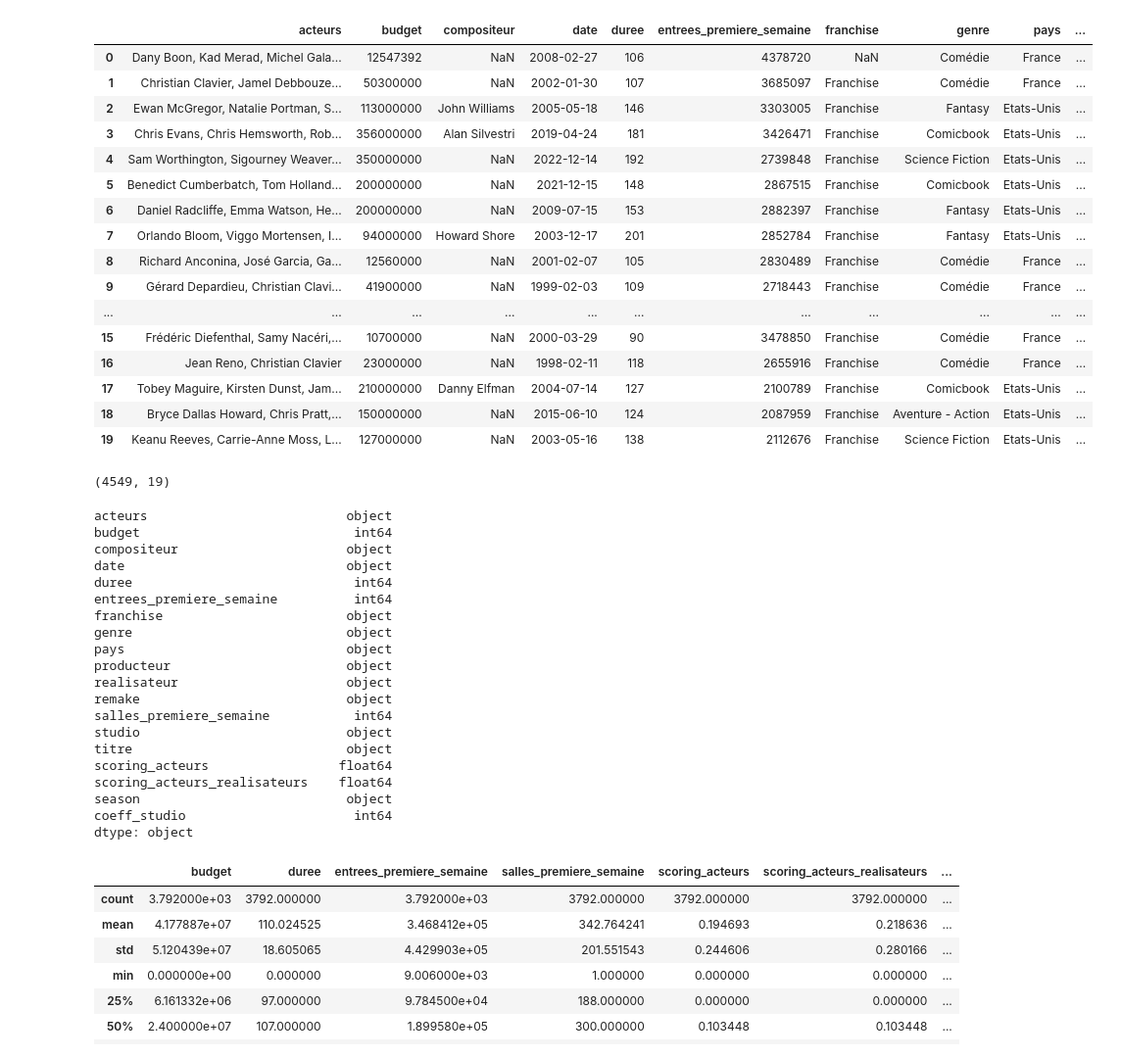
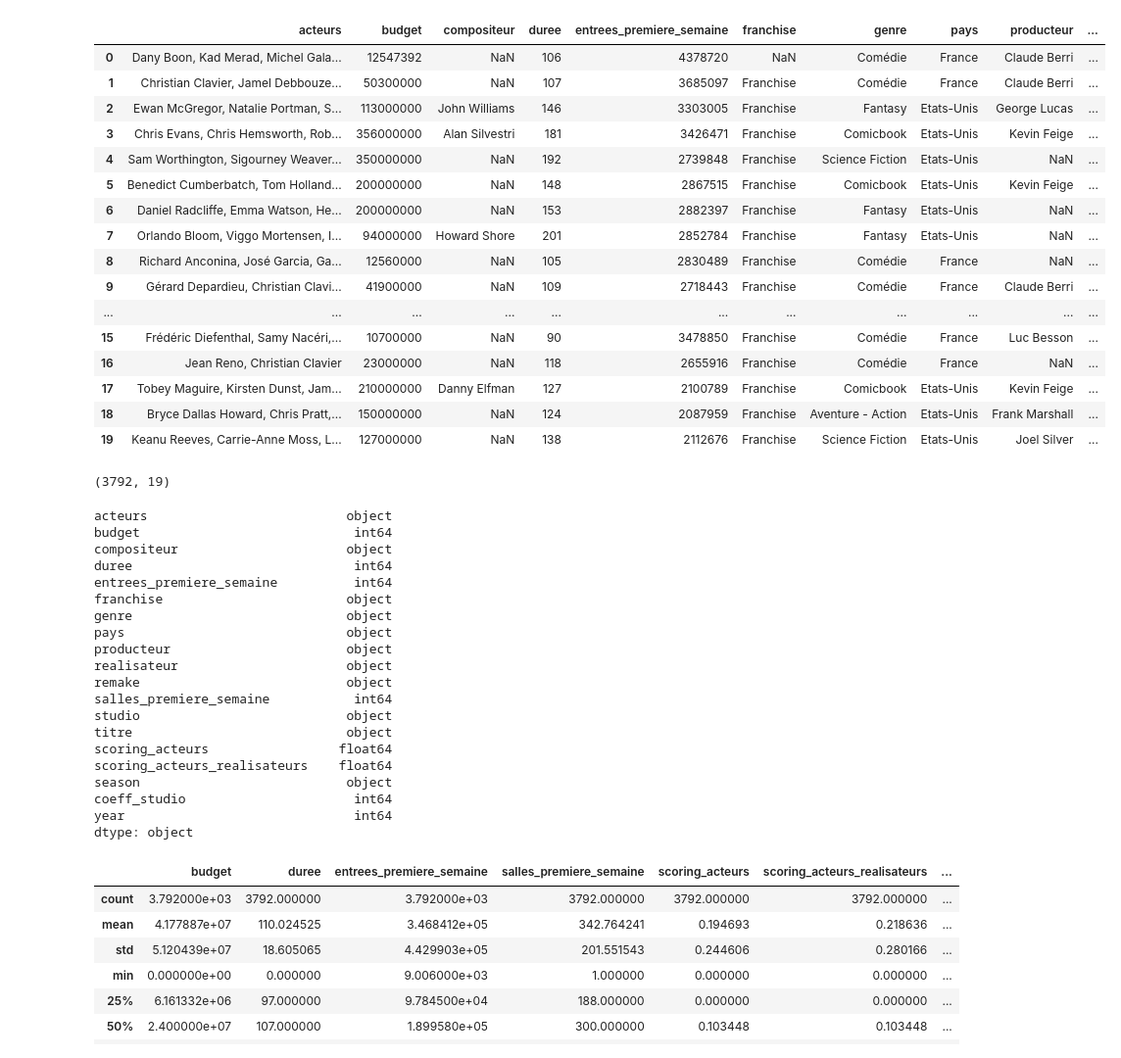
Before and after one commit to Melobgn/cinema_prediction, a Jupyter notebook: eda_mel.ipynb, the cells around one changed output. Shown: that part at 98% size. Drawn from its saved outputs; the diff is of its cells as text; code cells hidden in the pictures.

```diff
--- a/eda_mel.ipynb
+++ b/eda_mel.ipynb
@@ -4,30 +4,30 @@ import numpy as np
 import matplotlib.pyplot as plt
 import seaborn as sns
 # %%
-df = pd.read_csv('movies_clean_final.csv')
+df = pd.read_csv('movies_clean_final2.csv')
 df.head(20)
 # %% [output]
-|  | acteurs | budget | compositeur | date | duree | entrees_premiere_semaine | franchise | genre | pays | ... |
-| 0 | Dany Boon, Kad Merad, Michel Gala... | 12547392 | NaN | 2008-02-27 | 106 | 4378720 | NaN | Comédie | France | ... |
-| 1 | Christian Clavier, Jamel Debbouze... | 50300000 | NaN | 2002-01-30 | 107 | 3685097 | Franchise | Comédie | France | ... |
-| 2 | Ewan McGregor, Natalie Portman, S... | 113000000 | John Williams | 2005-05-18 | 146 | 3303005 | Franchise | Fantasy | Etats-Unis | ... |
-| 3 | Chris Evans, Chris Hemsworth, Rob... | 356000000 | Alan Silvestri | 2019-04-24 | 181 | 3426471 | Franchise | Comicbook | Etats-Unis | ... |
-| 4 | Sam Worthington, Sigourney Weaver... | 350000000 | NaN | 2022-12-14 | 192 | 2739848 | Franchise | Science Fiction | Etats-Unis | ... |
-| 5 | Benedict Cumberbatch, Tom Holland... | 200000000 | NaN | 2021-12-15 | 148 | 2867515 | Franchise | Comicbook | Etats-Unis | ... |
-| 6 | Daniel Radcliffe, Emma Watson, He... | 200000000 | NaN | 2009-07-15 | 153 | 2882397 | Franchise | Fantasy | Etats-Unis | ... |
-| 7 | Orlando Bloom, Viggo Mortensen, I... | 94000000 | Howard Shore | 2003-12-17 | 201 | 2852784 | Franchise | Fantasy | Etats-Unis | ... |
-| 8 | Richard Anconina, José Garcia, Ga... | 12560000 | NaN | 2001-02-07 | 105 | 2830489 | Franchise | Comédie | France | ... |
-| 9 | Gérard Depardieu, Christian Clavi... | 41900000 | NaN | 1999-02-03 | 109 | 2718443 | Franchise | Comédie | France | ... |
+|  | acteurs | budget | compositeur | duree | entrees_premiere_semaine | franchise | genre | pays | producteur | ... |
+| 0 | Dany Boon, Kad Merad, Michel Gala... | 12547392 | NaN | 106 | 4378720 | NaN | Comédie | France | Claude Berri | ... |
+| 1 | Christian Clavier, Jamel Debbouze... | 50300000 | NaN | 107 | 3685097 | Franchise | Comédie | France | Claude Berri | ... |
+| 2 | Ewan McGregor, Natalie Portman, S... | 113000000 | John Williams | 146 | 3303005 | Franchise | Fantasy | Etats-Unis | George Lucas | ... |
+| 3 | Chris Evans, Chris Hemsworth, Rob... | 356000000 | Alan Silvestri | 181 | 3426471 | Franchise | Comicbook | Etats-Unis | Kevin Feige | ... |
+| 4 | Sam Worthington, Sigourney Weaver... | 350000000 | NaN | 192 | 2739848 | Franchise | Science Fiction | Etats-Unis | NaN | ... |
+| 5 | Benedict Cumberbatch, Tom Holland... | 200000000 | NaN | 148 | 2867515 | Franchise | Comicbook | Etats-Unis | Kevin Feige | ... |
+| 6 | Daniel Radcliffe, Emma Watson, He... | 200000000 | NaN | 153 | 2882397 | Franchise | Fantasy | Etats-Unis | NaN | ... |
+| 7 | Orlando Bloom, Viggo Mortensen, I... | 94000000 | Howard Shore | 201 | 2852784 | Franchise | Fantasy | Etats-Unis | NaN | ... |
+| 8 | Richard Anconina, José Garcia, Ga... | 12560000 | NaN | 105 | 2830489 | Franchise | Comédie | France | NaN | ... |
+| 9 | Gérard Depardieu, Christian Clavi... | 41900000 | NaN | 109 | 2718443 | Franchise | Comédie | France | Claude Berri | ... |
 | ... | ... | ... | ... | ... | ... | ... | ... | ... | ... | ... |
-| 15 | Frédéric Diefenthal, Samy Nacéri,... | 10700000 | NaN | 2000-03-29 | 90 | 3478850 | Franchise | Comédie | France | ... |
-| 16 | Jean Reno, Christian Clavier | 23000000 | NaN | 1998-02-11 | 118 | 2655916 | Franchise | Comédie | France | ... |
-| 17 | Tobey Maguire, Kirsten Dunst, Jam... | 210000000 | Danny Elfman | 2004-07-14 | 127 | 2100789 | Franchise | Comicbook | Etats-Unis | ... |
-| 18 | Bryce Dallas Howard, Chris Pratt,... | 150000000 | NaN | 2015-06-10 | 124 | 2087959 | Franchise | Aventure - Action | Etats-Unis | ... |
-| 19 | Keanu Reeves, Carrie-Anne Moss, L... | 127000000 | NaN | 2003-05-16 | 138 | 2112676 | Franchise | Science Fiction | Etats-Unis | ... |
+| 15 | Frédéric Diefenthal, Samy Nacéri,... | 10700000 | NaN | 90 | 3478850 | Franchise | Comédie | France | Luc Besson | ... |
+| 16 | Jean Reno, Christian Clavier | 23000000 | NaN | 118 | 2655916 | Franchise | Comédie | France | NaN | ... |
+| 17 | Tobey Maguire, Kirsten Dunst, Jam... | 210000000 | Danny Elfman | 127 | 2100789 | Franchise | Comicbook | Etats-Unis | Kevin Feige | ... |
+| 18 | Bryce Dallas Howard, Chris Pratt,... | 150000000 | NaN | 124 | 2087959 | Franchise | Aventure - Action | Etats-Unis | Frank Marshall | ... |
+| 19 | Keanu Reeves, Carrie-Anne Moss, L... | 127000000 | NaN | 138 | 2112676 | Franchise | Science Fiction | Etats-Unis | Joel Silver | ... |
 # %%
 df.shape
 # %% [output]
-(4549, 19)
+(3792, 19)
 # %%
 # Nettoyage de la colonne 'salles_premiere_semaine'
 for index, value in df['salles_premiere_semaine'].items():
@@ -48,7 +48,6 @@ df.dtypes
 acteurs                          object
 budget                            int64
 compositeur                      object
-date                             object
 duree                             int64
 entrees_premiere_semaine          int64
 franchise                        object
@@ -64,6 +63,7 @@ scoring_acteurs                 float64
 scoring_acteurs_realisateurs    float64
 season                           object
 coeff_studio                      int64
+year                              int64
 dtype: object
 # %%
 df.describe()
```
Also changed, not shown: parts of 6 cells of this notebook, 2 other files.
